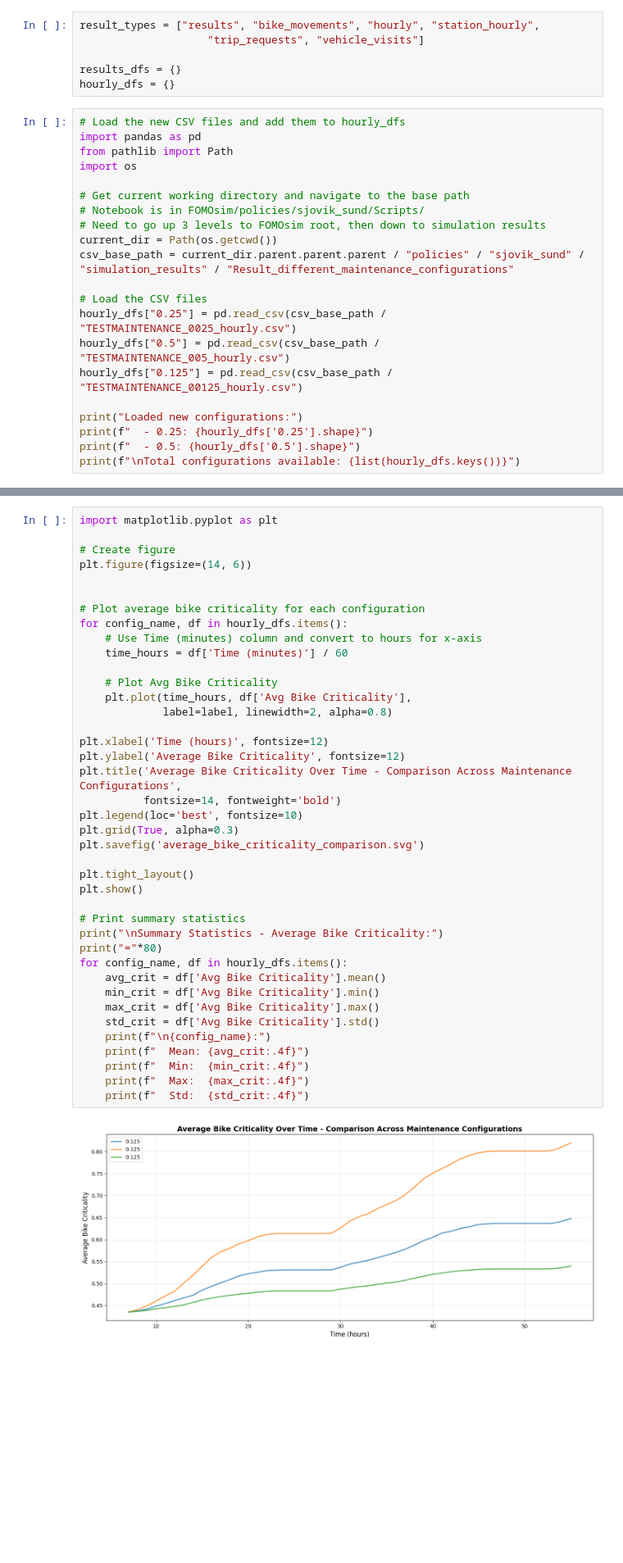
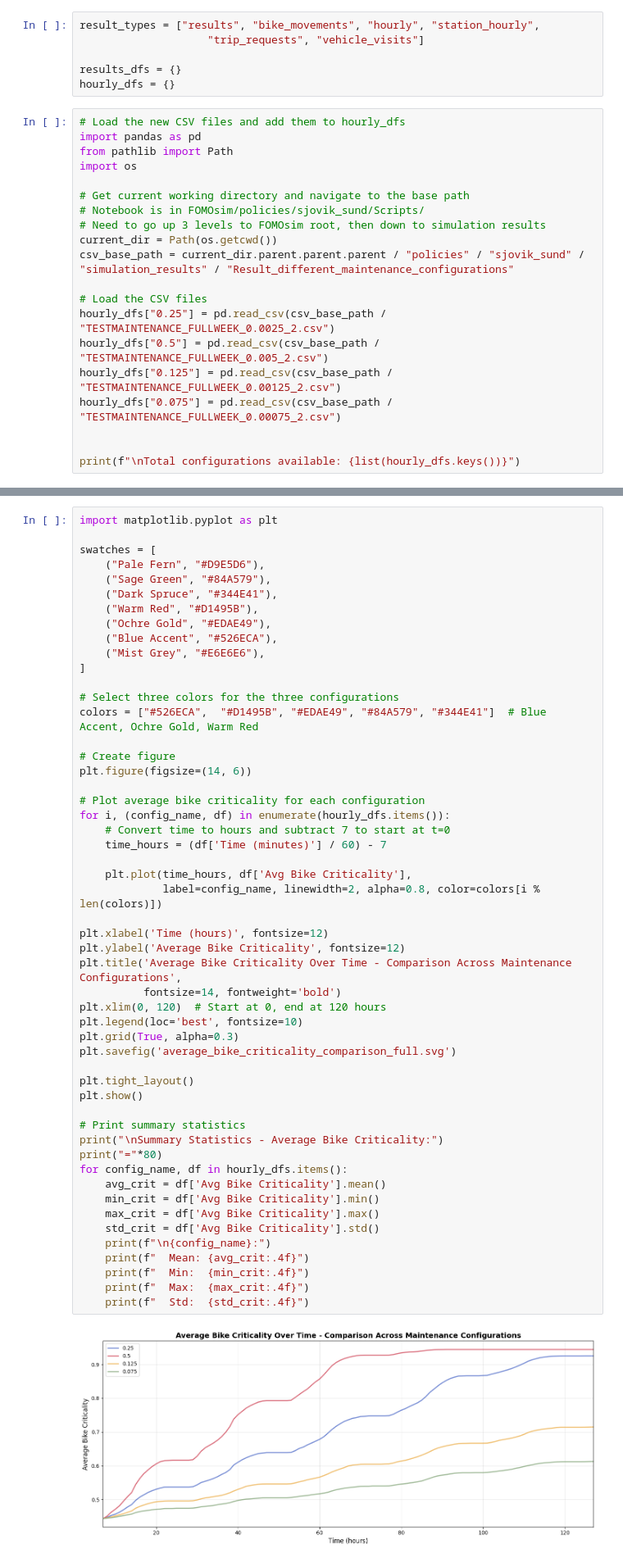
Before and after one commit to EECS-NTNU/FOMOsim, a Jupyter notebook: policies/sjovik_sund/Scripts/Maintenance_configuration.ipynb, the cells around one changed output, grey strips where cells are left out. Shown at 82% size. Cells and saved outputs as stored; diff of their text form; blank space fills up the shorter version.

Commit message:
maintenance configuration analysis

```diff
--- a/policies/sjovik_sund/Scripts/Maintenance_configuration.ipynb
+++ b/policies/sjovik_sund/Scripts/Maintenance_configuration.ipynb
@@ -21,12 +21,11 @@ current_dir = Path(os.getcwd())
 csv_base_path = current_dir.parent.parent.parent / "policies" / "sjovik_sund" / "simulation_results" / "Result_different_maintenance_configurations"
 
 # Load the CSV files
-hourly_dfs["0.25"] = pd.read_csv(csv_base_path / "TESTMAINTENANCE_0025_hourly.csv")
-hourly_dfs["0.5"] = pd.read_csv(csv_base_path / "TESTMAINTENANCE_005_hourly.csv")
-hourly_dfs["0.125"] = pd.read_csv(csv_base_path / "TESTMAINTENANCE_00125_hourly.csv")
+hourly_dfs["0.25"] = pd.read_csv(csv_base_path / "TESTMAINTENANCE_FULLWEEK_0.0025_2.csv")
+hourly_dfs["0.5"] = pd.read_csv(csv_base_path / "TESTMAINTENANCE_FULLWEEK_0.005_2.csv")
+hourly_dfs["0.125"] = pd.read_csv(csv_base_path / "TESTMAINTENANCE_FULLWEEK_0.00125_2.csv")
+hourly_dfs["0.075"] = pd.read_csv(csv_base_path / "TESTMAINTENANCE_FULLWEEK_0.00075_2.csv")
 
-print("Loaded new configurations:")
-print(f"  - 0.25: {hourly_dfs['0.25'].shape}")
-print(f"  - 0.5: {hourly_dfs['0.5'].shape}")
+
 print(f"\nTotal configurations available: {list(hourly_dfs.keys())}")
 # %% [output]
@@ -38,45 +33,57 @@ Total configurations available: ['0.25', '0.5', '0.125']
 # %%
 import matplotlib.pyplot as plt
+
+swatches = [
+    ("Pale Fern", "#D9E5D6"),
+    ("Sage Green", "#84A579"),
+    ("Dark Spruce", "#344E41"),
+    ("Warm Red", "#D1495B"),
+    ("Ochre Gold", "#EDAE49"),
+    ("Blue Accent", "#526ECA"),
+    ("Mist Grey", "#E6E6E6"),
+]
+
+# Select three colors for the three configurations
+colors = ["#526ECA",  "#D1495B", "#EDAE49", "#84A579", "#344E41"]  # Blue Accent, Ochre Gold, Warm Red
 
 # Create figure
 plt.figure(figsize=(14, 6))
 
+# Plot average bike criticality for each configuration
+for i, (config_name, df) in enumerate(hourly_dfs.items()):
+    # Convert time to hours and subtract 7 to start at t=0
+    time_hours = (df['Time (minutes)'] / 60) - 7
 
-# Plot average bike criticality for each configuration
-for config_name, df in hourly_dfs.items():
-    # Use Time (minutes) column and convert to hours for x-axis
-    time_hours = df['Time (minutes)'] / 60
-
-    # Plot Avg Bike Criticality
     plt.plot(time_hours, df['Avg Bike Criticality'],
-             label=label, linewidth=2, alpha=0.8)
+             label=config_name, linewidth=2, alpha=0.8, color=colors[i % len(colors)])
 
 plt.xlabel('Time (hours)', fontsize=12)
 plt.ylabel('Average Bike Criticality', fontsize=12)
 plt.title('Average Bike Criticality Over Time - Comparison Across Maintenance Configurations',
           fontsize=14, fontweight='bold')
+plt.xlim(0, 120)  # Start at 0, end at 120 hours
 plt.legend(loc='best', fontsize=10)
 plt.grid(True, alpha=0.3)
-plt.savefig('average_bike_criticality_comparison.svg')
+plt.savefig('average_bike_criticality_comparison_full.svg')
 
 plt.tight_layout()
 plt.show()
 
 # Print summary statistics
 print("\nSummary Statistics - Average Bike Criticality:")
 print("="*80)
 for config_name, df in hourly_dfs.items():
     avg_crit = df['Avg Bike Criticality'].mean()
     min_crit = df['Avg Bike Criticality'].min()
     max_crit = df['Avg Bike Criticality'].max()
     std_crit = df['Avg Bike Criticality'].std()
     print(f"\n{config_name}:")
     print(f"  Mean: {avg_crit:.4f}")
     print(f"  Min:  {min_crit:.4f}")
     print(f"  Max:  {max_crit:.4f}")
     print(f"  Std:  {std_crit:.4f}")
 # %% [output]
-[figure, old version]
+[figure, new version]
 Summary Statistics - Average Bike Criticality:
 ================================================================================
 
```
Also changed, not shown: parts of 5 cells of this notebook, 10 other files.
